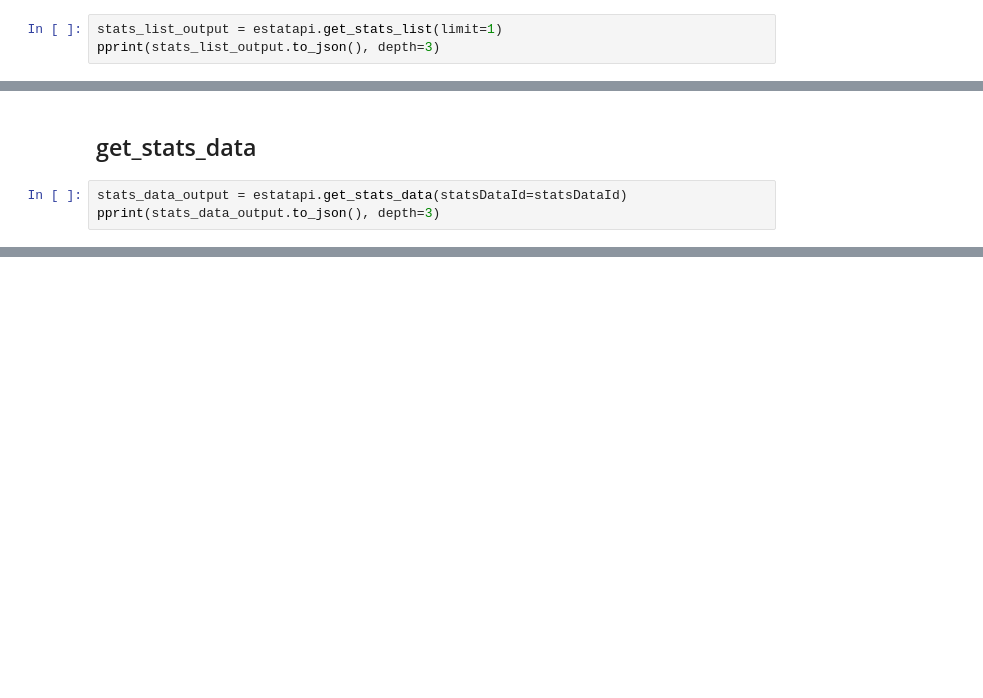
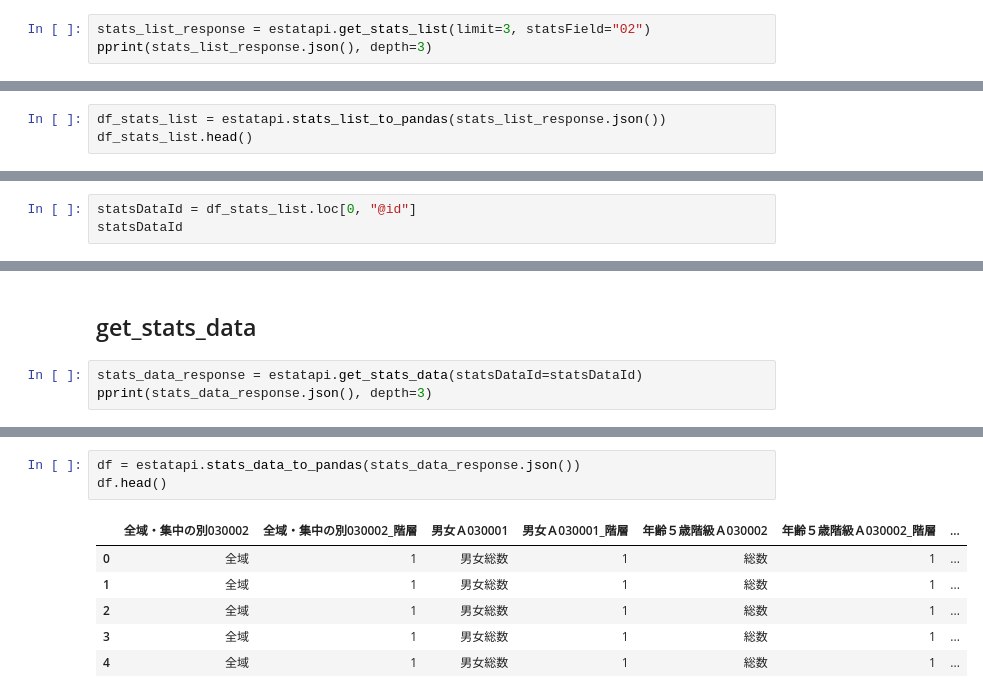
Before and after one commit to savioursho/estatapi-python, a Jupyter notebook: examples/example.ipynb, the cells around one changed output, grey strips where cells are left out. Cells and saved outputs as stored; diff of their text form; blank space fills up the shorter version.

```diff
--- a/examples/example.ipynb
+++ b/examples/example.ipynb
@@ -13,6 +18,6 @@ estatapi.set_appid(APPID)
 # %% [markdown]
 ## get_stats_list
 # %%
-stats_list_output = estatapi.get_stats_list(limit=1)
-pprint(stats_list_output.to_json(), depth=3)
+stats_list_response = estatapi.get_stats_list(limit=3, statsField="02")
+pprint(stats_list_response.json(), depth=3)
 # %% [output]
@@ -59,0 +59,3 @@ statsDataId
+# %%
+df_stats_list = estatapi.stats_list_to_pandas(stats_list_response.json())
+df_stats_list.head()
@@ -59,0 +68,3 @@ statsDataId
+# %%
+statsDataId = df_stats_list.loc[0, "@id"]
+statsDataId
@@ -94,8 +107,8 @@ pprint(meta_info_output.get_data(), depth=3)
 # %% [markdown]
 ## get_stats_data
 # %%
-stats_data_output = estatapi.get_stats_data(statsDataId=statsDataId)
-pprint(stats_data_output.to_json(), depth=3)
+stats_data_response = estatapi.get_stats_data(statsDataId=statsDataId)
+pprint(stats_data_response.json(), depth=3)
 # %% [output]
 {'GET_STATS_DATA': {'PARAMETER': {'ANNOTATION_GET_FLG': 'Y',
                                   'CNT_GET_FLG': 'N',
@@ -134,0 +180,10 @@ pprint(stats_data_output.get_data(), depth=3)
+# %%
+df = estatapi.stats_data_to_pandas(stats_data_response.json())
+df.head()
+# %% [output]
+|  | 全域・集中の別030002 | 全域・集中の別030002_階層 | 男女Ａ030001 | 男女Ａ030001_階層 | 年齢５歳階級Ａ030002 | 年齢５歳階級Ａ030002_階層 | ... |
+| 0 | 全域 | 1 | 男女総数 | 1 | 総数 | 1 | ... |
+| 1 | 全域 | 1 | 男女総数 | 1 | 総数 | 1 | ... |
+| 2 | 全域 | 1 | 男女総数 | 1 | 総数 | 1 | ... |
+| 3 | 全域 | 1 | 男女総数 | 1 | 総数 | 1 | ... |
+| 4 | 全域 | 1 | 男女総数 | 1 | 総数 | 1 | ... |
```
Also changed, not shown: parts of 14 cells of this notebook, 1 other file.
